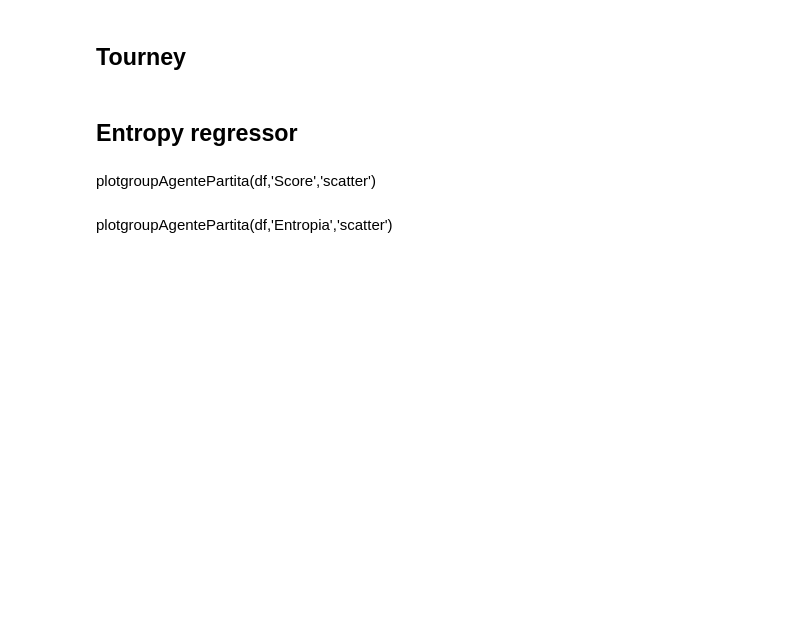
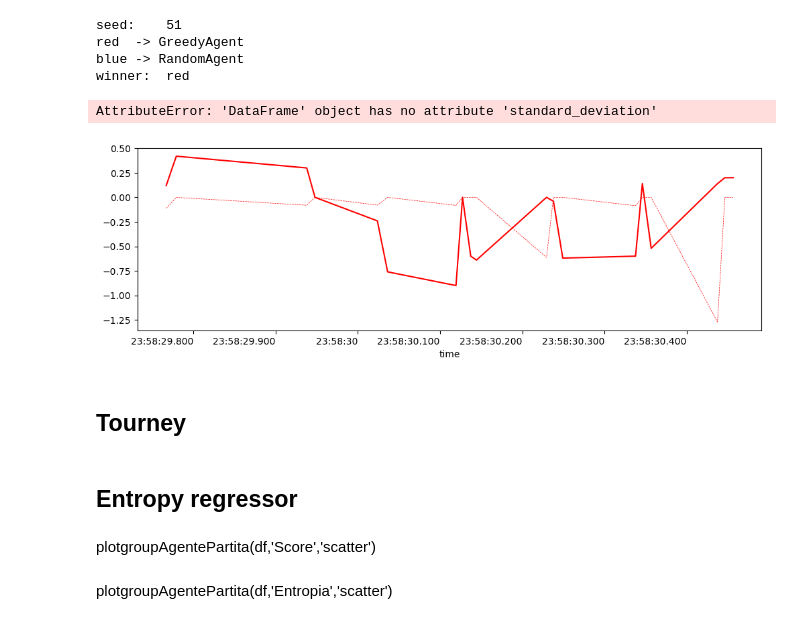
Before and after one commit to IDSIA/NewTechnoWar, a Jupyter notebook: code/notebooks/AnalysisEntropy.ipynb, the cells around one changed output. Cells and saved outputs as stored; diff of their text form; code cells hidden in the pictures; blank space fills up the shorter version.

Commit message:
prima prova funzionante con greedy

```diff
--- a/code/notebooks/AnalysisEntropy.ipynb
+++ b/code/notebooks/AnalysisEntropy.ipynb
@@ -131,10 +140,11 @@ def setTime(df):
 # %%
 def setScore(df,model_path):
     model=joblib.load(os.path.join(os.getcwd(), model_path[1]))
-    df['score']=model.predict(df['score'])
+    df= df.reset_index()
+    df['score']=model.predict(df.drop(['meta_scenario', 'meta_p_red', 'meta_p_blue', 'meta_seed','meta_id','count','time','team','seed','score','action','entropy','standard_deviation','n_scores','scores','actions','winner'], axis=1, errors="ignore"))
     return df
 # %%
-def plotEntropyTime(df_red,df_blue,red_data,blue_data,winner,scenario):
+def plotEntropyTime(df_red,df_blue,red_data,blue_data,winner,scenario,model_path):
     position=[]
     labels=df_red['turn'].unique()
     loser='blue' if winner == 'red' else 'red'
@@ -145,10 +155,12 @@ def plotEntropyTime(df_red,df_blue,red_data,blue_data,winner,scenario):
             'MoveLoadInto':'*',
             'PassFigure':'v',
              'Pass':'P',
-             'PassTeam':'+',
+             'PassTeam':'<',
              'AttackRespond':'X',
              'PassRespond':'s',
             }
+    df_red=setScore(df_red,model_path)
+    df_blue=setScore(df_blue,model_path)
 
     df_red,x_red,y_red=setTime(df_red)
     df_blue,x_blue,y_blue=setTime(df_blue)
@@ -169,16 +181,11 @@ def plotEntropyTime(df_red,df_blue,red_data,blue_data,winner,scenario):
     df_blue.score.plot(color='blue',legend=False,ax=ax,label='_nolegend_')
     df_red.standard_deviation.plot(color='red',legend=False,ax=ax,style='--',linewidth=0.5,label='_nolegend_')
     df_blue.standard_deviation.plot(color='blue',legend=False,ax=ax,style='--',linewidth=0.5,label='_nolegend_')
-    p1,p2,p3,p4 = [child for child in ax.get_children()
-         if isinstance(child, Line2D)]
+    p1,p2,p3,p4 = [child for child in ax.get_children() if isinstance(child, Line2D)]
+
     for i in dataframes:
         for a in dataframes[i]['action'].unique():
             dataframes[i].loc[dataframes[i]["action"] == a].score.plot(color=i,marker=markers[a],linestyle='None',label=a,legend=False)
-    handles, labels = ax.get_legend_handles_labels()
-
-
-
-
 
     for x in df_red[['turn']].reset_index().groupby('turn').min().values.tolist():
         delta=datetime.timedelta(milliseconds=20)
@@ -214,9 +221,9 @@ def plotContrast(df):
 # %%
-def playAndAnalyzeTime(seed:int, red_data, blue_data):
+def playAndAnalyzeTime(seed:int, red_data, blue_data,model_path):
     mm,scenario = game(seed, red_data, blue_data)
 
     df_red, df_blue, _, _ = prepareDataFrames(mm)
-    plotEntropyTime(df_red,df_blue,red_data,blue_data,mm.winner,scenario)
+    plotEntropyTime(df_red,df_blue,red_data,blue_data,mm.winner,scenario,model_path)
 
     plt.show()
 
@@ -244,6 +244,7 @@ def play(seed:int, red_data, blue_data):
 # %%
 red_models = [
     ('gre', ''),
+    ('ran',''),
     ('cls', '../models/Junction_RandomForestClassifier_red_20210301.joblib'),
     ('cls', '../models/Junction_RandomForestClassifier_20210301.joblib'),
     ('reg', '../models/Junction_RandomForestRegressor_red_20210301.joblib'),
@@ -253,11 +254,10 @@ red_models = [
 ]
 blue_models = [
     ('gre', ''),
+    ('ran',''),
     ('cls', '../models/Junction_RandomForestClassifier_blue_20210301.joblib'),
     ('cls', '../models/Junction_RandomForestClassifier_20210301.joblib'),
     ('reg', '../models/Junction_RandomForestRegressor_blue_20210301.joblib'),
     ('reg', '../models/Junction_RandomForestRegressor_20210301.joblib'),
     ('regMulti','../models/Junction_RandomForestRegressor_blue_attack_20210301.joblib','../models/Junction_RandomForestRegressor_blue_move_20210301.joblib','../models/Junction_RandomForestRegressor_blue_pass_20210301.joblib')
-
-
 ]
@@ -283 +301,10 @@ winner:  blue
+# %%
+df_red,df_blue=playAndAnalyzeTime(51, red_models[0], blue_models[1],red_models[5])
+# %% [output]
+seed:    51
+red  -> GreedyAgent
+blue -> RandomAgent
+winner:  red
+AttributeError: 'DataFrame' object has no attribute 'standard_deviation'
+[figure, added]
 # %%
```
Also changed, not shown: parts of 16 cells of this notebook, 2 other files.
